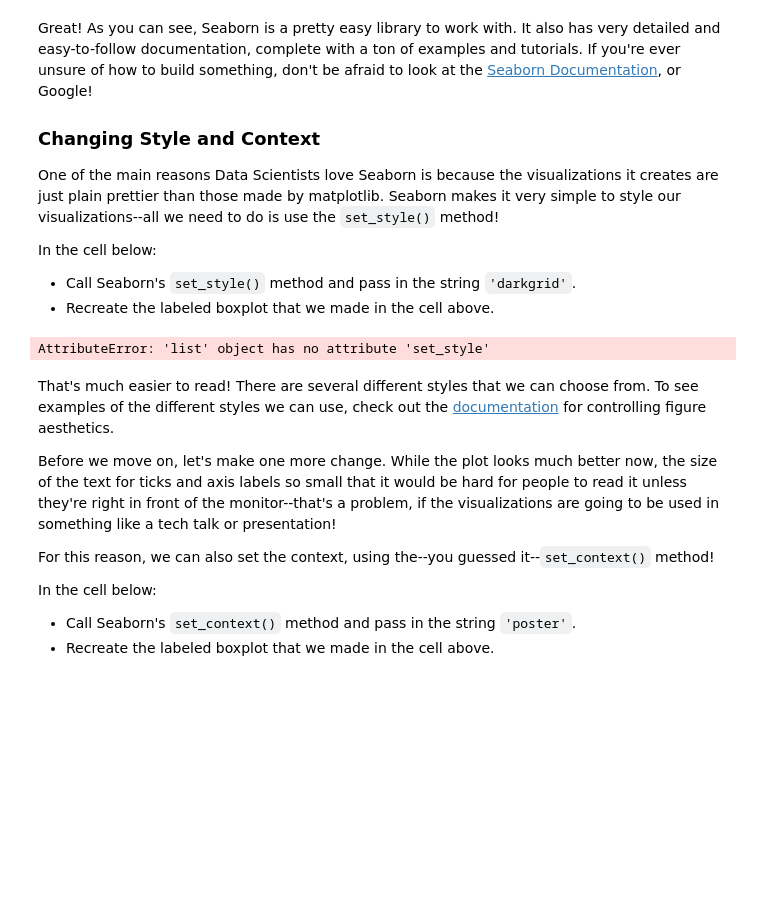
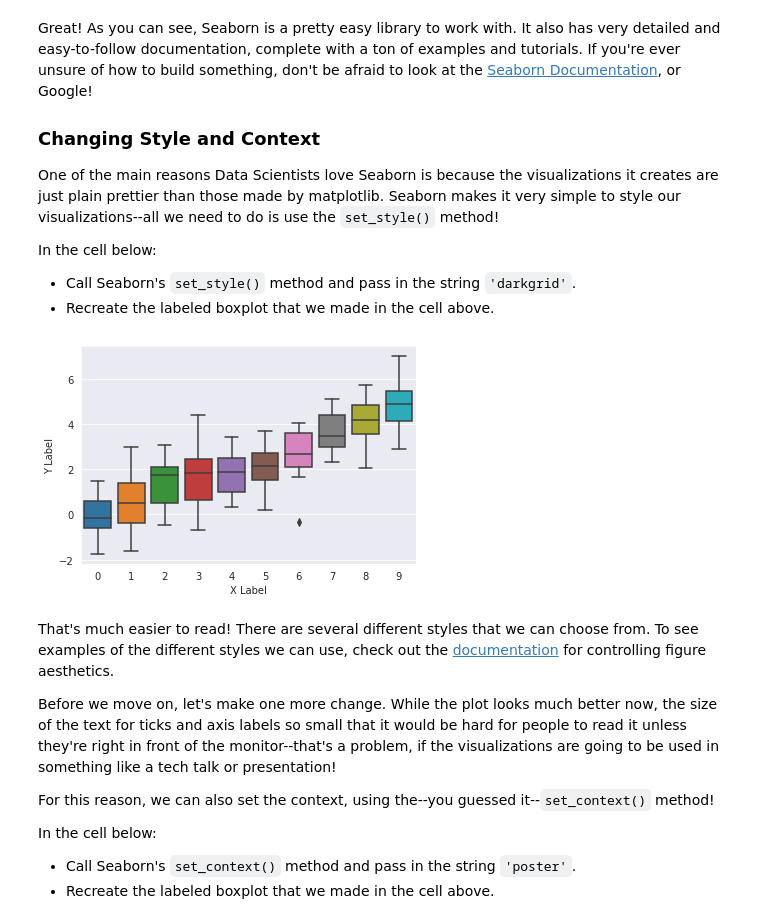
Before and after one commit to CaryMosley/dsc-seaborn-lab-nyc-ds-021720, a Jupyter notebook: index.ipynb, the cells around one changed output. Saved outputs shown, nothing was run; the diff lists cells and outputs as text; code cells hidden in the pictures; blank space fills up the shorter version.

```diff
--- a/index.ipynb
+++ b/index.ipynb
@@ -85,10 +85,10 @@ In the cell below:
 * Call Seaborn's `set_style()` method and pass in the string `'darkgrid'`.
 * Recreate the labeled boxplot that we made in the cell above.
 # %%
-boxplot.set_style('darkgrid')
+sns.set_style('darkgrid')
 boxplot = sns.boxplot(data = data).set(xlabel = 'X Label', ylabel = 'Y Label')
 # %% [output]
-AttributeError: 'list' object has no attribute 'set_style'
+[figure, added]
 # %% [markdown]
 That's much easier to read! There are several different styles that we can choose from. To see examples of the different styles we can use, check out the [documentation](https://seaborn.pydata.org/tutorial/aesthetics.html) for controlling figure aesthetics.
 
```
